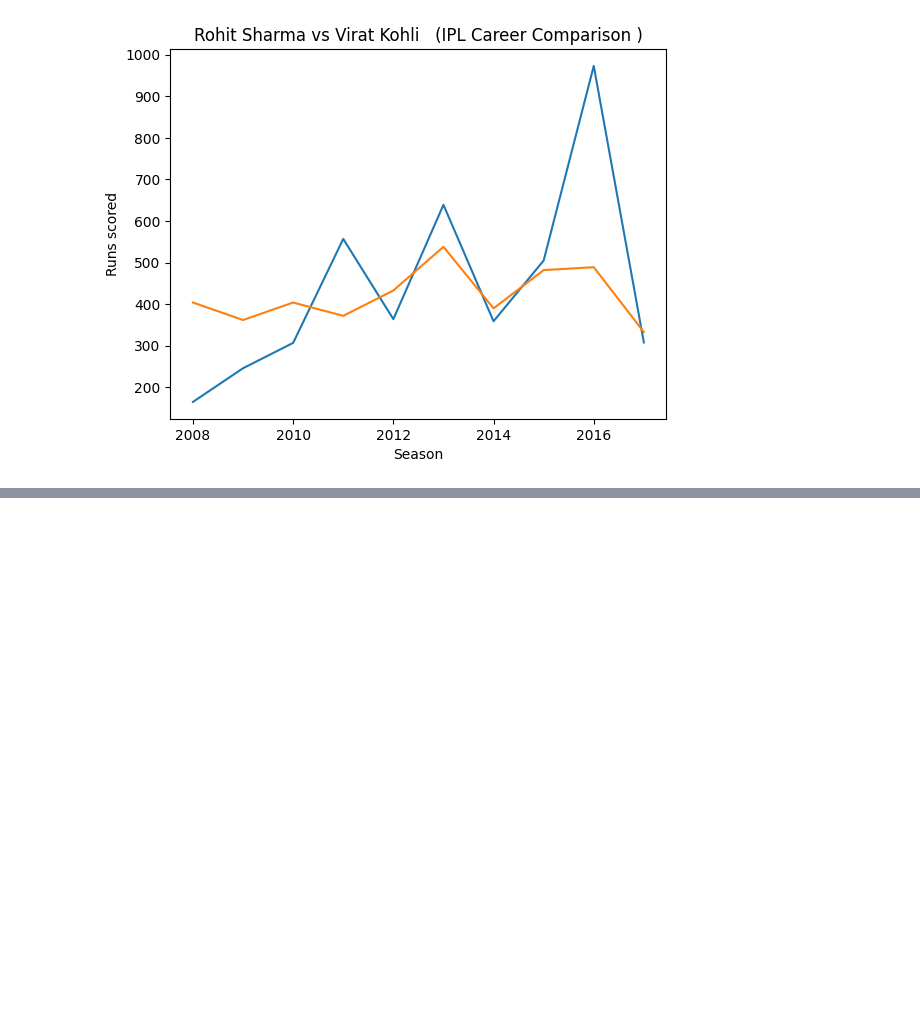
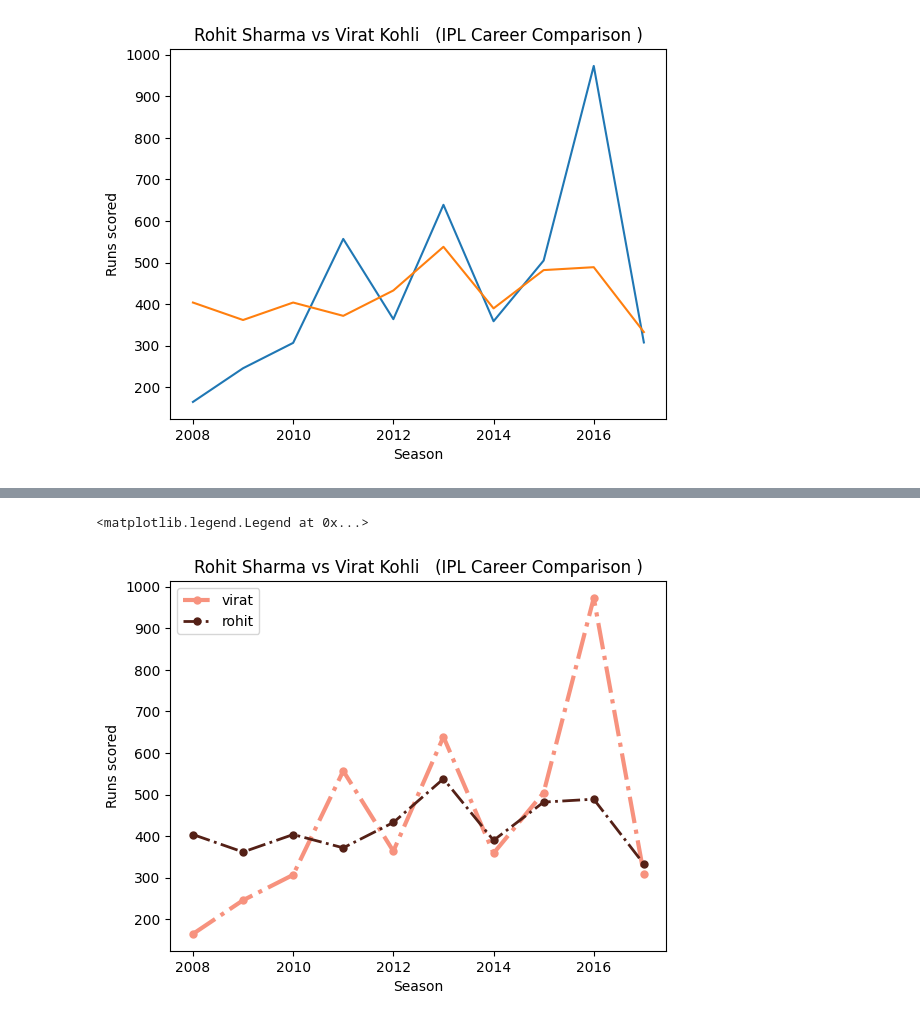
Before and after one commit to Ravravan/matplotlib, a Jupyter notebook: Matplotlib.ipynb, the cells around one changed output, grey strips where cells are left out. Cells and saved outputs as stored; diff of their text form; code cells hidden in the pictures; blank space fills up the shorter version.

```diff
--- a/Matplotlib.ipynb
+++ b/Matplotlib.ipynb
@@ -50,0 +84,13 @@ Text(0, 0.5, 'Runs scored')
+# %%
+#legend -> location
+plt.plot(Batsman['index'],Batsman['V Kohli'], color='#F7927E', linestyle='dashdot', linewidth=3,marker='o',markersize=5,label='virat')
+plt.plot(Batsman['index'],Batsman['RG Sharma'], color='#542016', linestyle='dashdot',linewidth=2,marker='o',markersize=5,label='rohit')
+
+plt.title('Rohit Sharma vs Virat Kohli   (IPL Career Comparison )')
+plt.xlabel('Season')
+plt.ylabel('Runs scored')
+
+plt.legend()
+# %% [output]
+<matplotlib.legend.Legend at 0x...>
+[figure, added]
```
Also changed, not shown: parts of 3 cells of this notebook.
